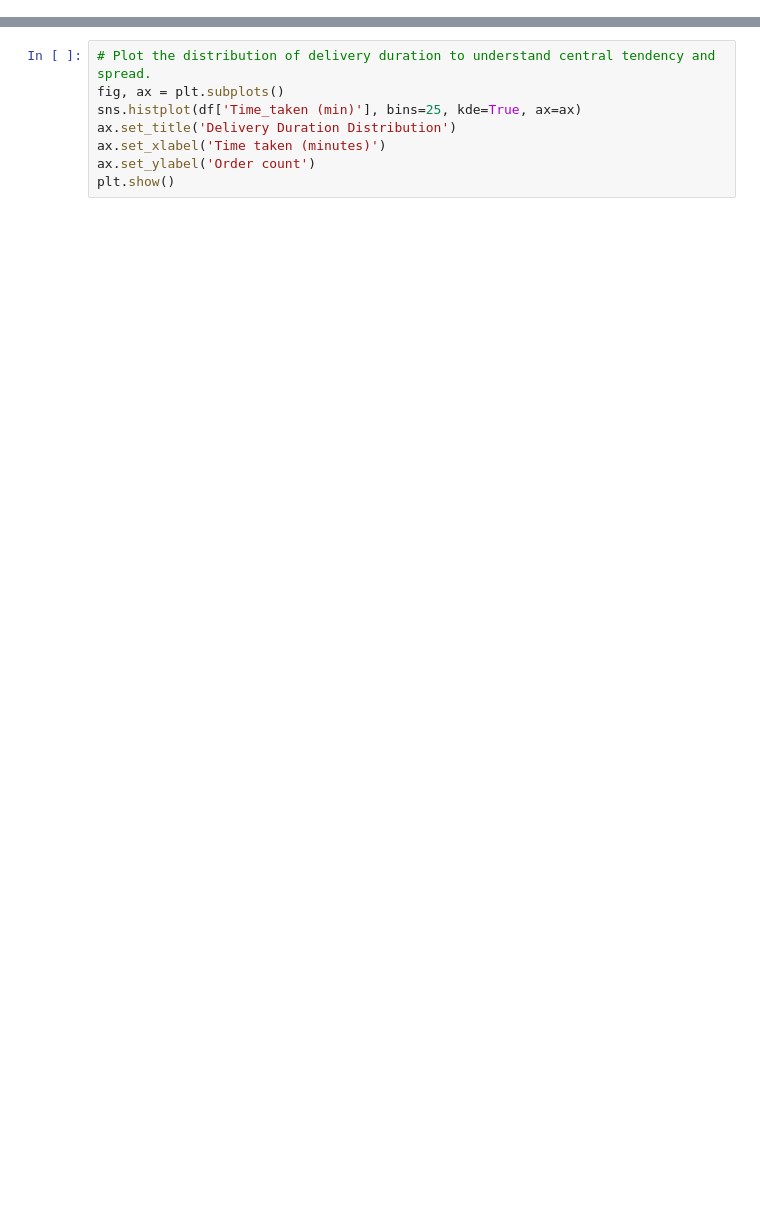
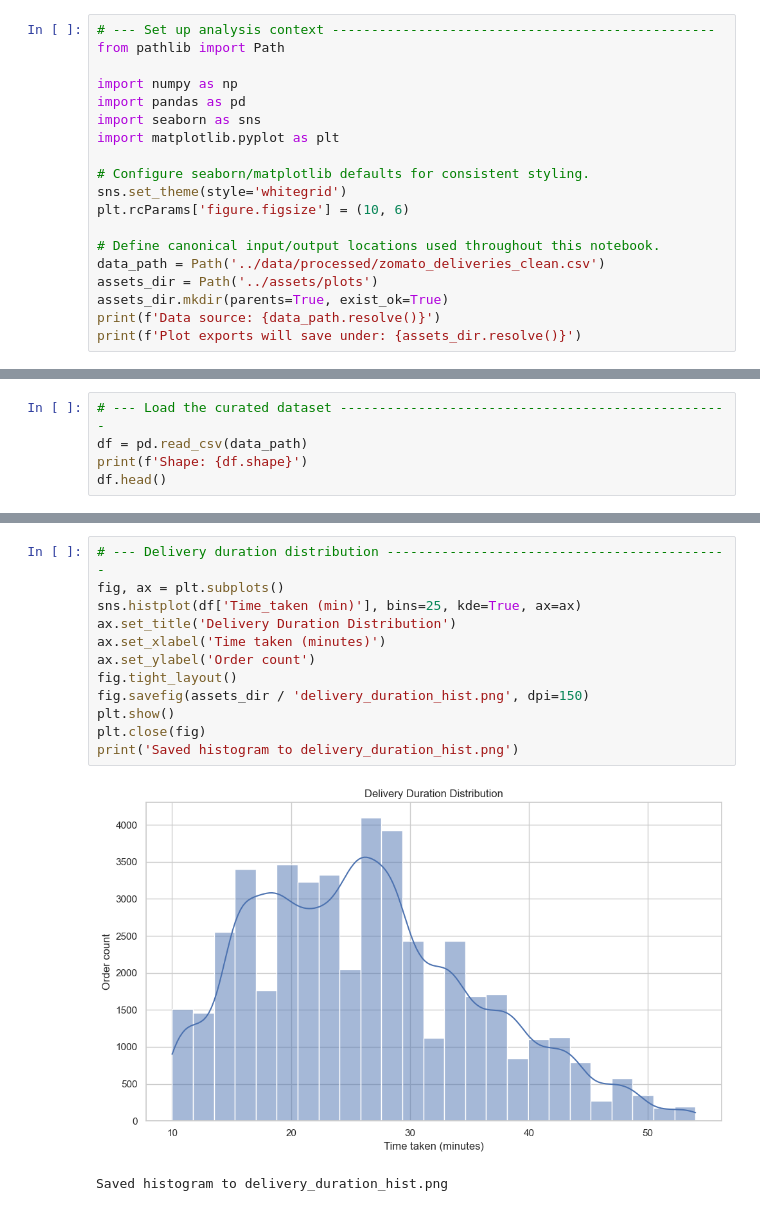
Before and after one commit to xh7777777/is5740-eightA, a Jupyter notebook: notebooks/exploratory_zomato.ipynb, the cells around one changed output, grey strips where cells are left out. Saved outputs shown, nothing was run; the diff lists cells and outputs as text; blank space fills up the shorter version.

```diff
--- a/notebooks/exploratory_zomato.ipynb
+++ b/notebooks/exploratory_zomato.ipynb
@@ -21,0 +5,19 @@ df.head()
+# %%
+# --- Set up analysis context -------------------------------------------------
+from pathlib import Path
+
+import numpy as np
+import pandas as pd
+import seaborn as sns
+import matplotlib.pyplot as plt
+
+# Configure seaborn/matplotlib defaults for consistent styling.
+sns.set_theme(style='whitegrid')
+plt.rcParams['figure.figsize'] = (10, 6)
+
+# Define canonical input/output locations used throughout this notebook.
+data_path = Path('../data/processed/zomato_deliveries_clean.csv')
+assets_dir = Path('../assets/plots')
+assets_dir.mkdir(parents=True, exist_ok=True)
+print(f'Data source: {data_path.resolve()}')
+print(f'Plot exports will save under: {assets_dir.resolve()}')
@@ -21,0 +27,5 @@ df.head()
+# %%
+# --- Load the curated dataset --------------------------------------------------
+df = pd.read_csv(data_path)
+print(f'Shape: {df.shape}')
+df.head()
@@ -28,9 +54,16 @@ null_summary
 # %%
-# Plot the distribution of delivery duration to understand central tendency and spread.
+# --- Delivery duration distribution --------------------------------------------
 fig, ax = plt.subplots()
 sns.histplot(df['Time_taken (min)'], bins=25, kde=True, ax=ax)
 ax.set_title('Delivery Duration Distribution')
 ax.set_xlabel('Time taken (minutes)')
 ax.set_ylabel('Order count')
+fig.tight_layout()
+fig.savefig(assets_dir / 'delivery_duration_hist.png', dpi=150)
 plt.show()
+plt.close(fig)
+print('Saved histogram to delivery_duration_hist.png')
+# %% [output]
+[figure, added]
+Saved histogram to delivery_duration_hist.png
 # %%
```
Also changed, not shown: parts of 19 cells of this notebook, 12 other files.
